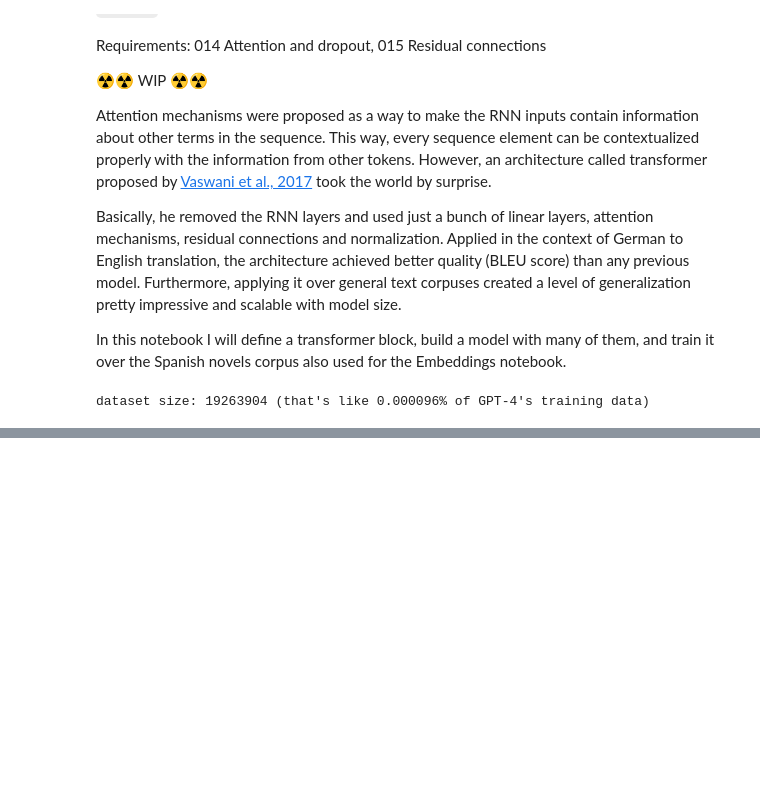
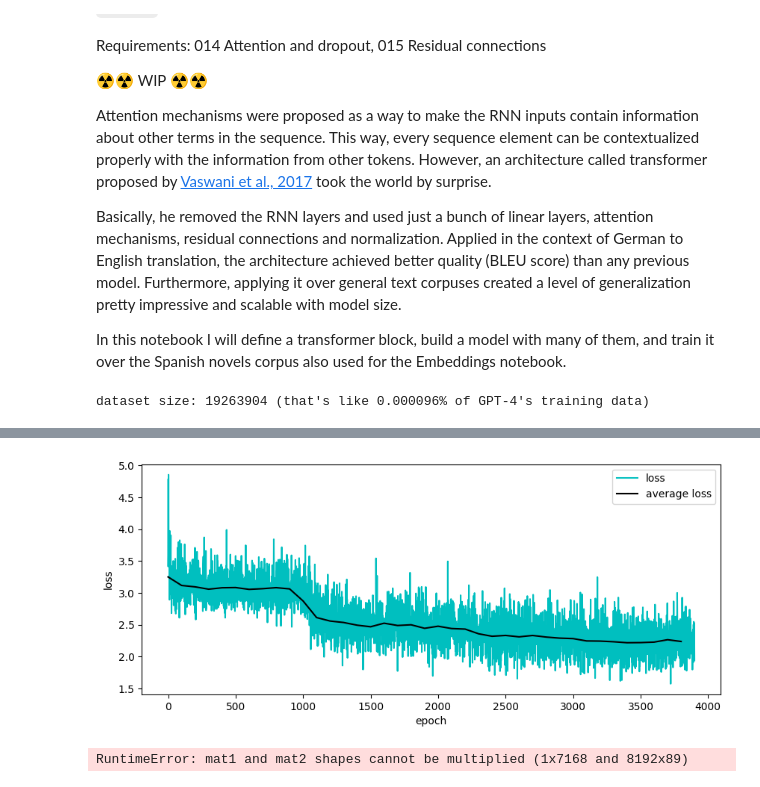
Before and after one commit to jcarlosroldan/road-to-ai, a Jupyter notebook: 016 Transformers.ipynb, the cells around one changed output, grey strips where cells are left out. Saved outputs shown, nothing was run; the diff lists cells and outputs as text; code cells hidden in the pictures; blank space fills up the shorter version.

```diff
--- a/016 Transformers.ipynb
+++ b/016 Transformers.ipynb
@@ -32,7 +32,7 @@ print(f'dataset size: {data.shape[0]} (that\'s like {100 * data.shape[0] / 20000
 # %% [output]
 dataset size: 19263904 (that's like 0.000096% of GPT-4's training data)
 # %%
-def get_batch(size=32, context_size=16):
+def get_batch(size=32, context_size=64):
 	starts = torch.randint(0, len(data) - context_size, (size,))
 	x = torch.stack([data[s:s+context_size] for s in starts])
 	y = torch.stack([data[s+context_size] for s in starts])
@@ -61,6 +75,6 @@ class TransformerBlock(torch.nn.Module):
 # %%
 class LanguageModel(torch.nn.Module):
-	def __init__(self, vocab_size, context_size=16, hidden_size=64, num_blocks=8, num_heads=4, dropout=0.1):
+	def __init__(self, vocab_size, context_size=64, hidden_size=128, num_blocks=8, num_heads=4, dropout=.1):
 		super().__init__()
 		self.tok_emb = torch.nn.Embedding(vocab_size, hidden_size)
 		self.pos_emb = torch.nn.Embedding(context_size, hidden_size)
@@ -68,12 +82,13 @@ class LanguageModel(torch.nn.Module):
 			TransformerBlock(hidden_size, num_heads, dropout)
 			for _ in range(num_blocks)
 		])
-		self.out = torch.nn.Linear(hidden_size, vocab_size)
+		self.out = torch.nn.Linear(context_size * hidden_size, vocab_size)
 
 	def forward(self, x):
 		x = self.tok_emb(x) + self.pos_emb(torch.arange(x.size(-1)))
 		x = self.blocks(x)
-		return self.out(x).softmax(-1)
+		x = x.view(x.size(0), -1)
+		return self.out(x)
 
 model = LanguageModel(len(tokens))
 print(f'Model has {sum(p.numel() for p in model.parameters())} parameters')
@@ -82,25 +99,25 @@ Model has 179929 parameters
 # %%
-def train(model, epochs=10000, batch_size=32, context_size=16, lr=1e-3):
+def train(model, epochs=3000, batch_size=32, context_size=64, lr=3e-4):
 	model.train()
 	optimizer = torch.optim.Adam(model.parameters(), lr=lr)
 	losses = []
 	start = time()
 	for epoch in range(epochs):
 		x_batch, y_batch = get_batch(size=batch_size, context_size=context_size)
-		logits = model(x_batch)[:, -1, :]
+		logits = model(x_batch)
 		loss = torch.nn.functional.cross_entropy(logits, y_batch)
 		optimizer.zero_grad()
 		loss.backward()
 		optimizer.step()
 		losses.append(loss.item())
-		if epoch % 2000 == 0 and epoch > 0 or epoch == 50:
+		if epoch % 300 == 0 and epoch > 0 or epoch == 50:
 			remaining = (time() - start) * (epochs - epoch) / (epoch + 1)
-			print(f'epoch {epoch:4d}, loss: {loss.item():6f}, remaining {remaining:.0f}s')
+			print(f'epoch {epoch:4d}, loss: {loss.item():6f}, remaining {remaining//60:.0f}m {remaining%60:2.0f}s')
 	return losses
 # %%
 print('Gross training')
 losses = train(model)
 print('Fine training')
-losses.extend(train(model, batch_size=64, lr=1e-4))
+losses.extend(train(model, epochs=300, lr=3e-5))
 # %% [output]
 Gross training
@@ -109,0 +136,11 @@ KeyboardInterrupt:
+# %%
+losses_avg = torch.tensor(losses).view(-1, 100).mean(1)
+plt.figure(figsize=(10, 4))
+plt.plot(losses, c='c', label='loss')
+plt.plot(range(0, len(losses), 100), losses_avg, c='k', label='average loss')
+plt.xlabel('epoch')
+plt.ylabel('loss')
+plt.legend()
+plt.show()
+# %% [output]
+[figure, added]
@@ -109,0 +155,4 @@ KeyboardInterrupt:
+# %%
+complete(model, 'Esto es una prueba para ver qué tal funciona este método', 100)
+# %% [output]
+RuntimeError: mat1 and mat2 shapes cannot be multiplied (1x7168 and 8192x89)
```
Also changed, not shown: parts of 8 cells of this notebook.
